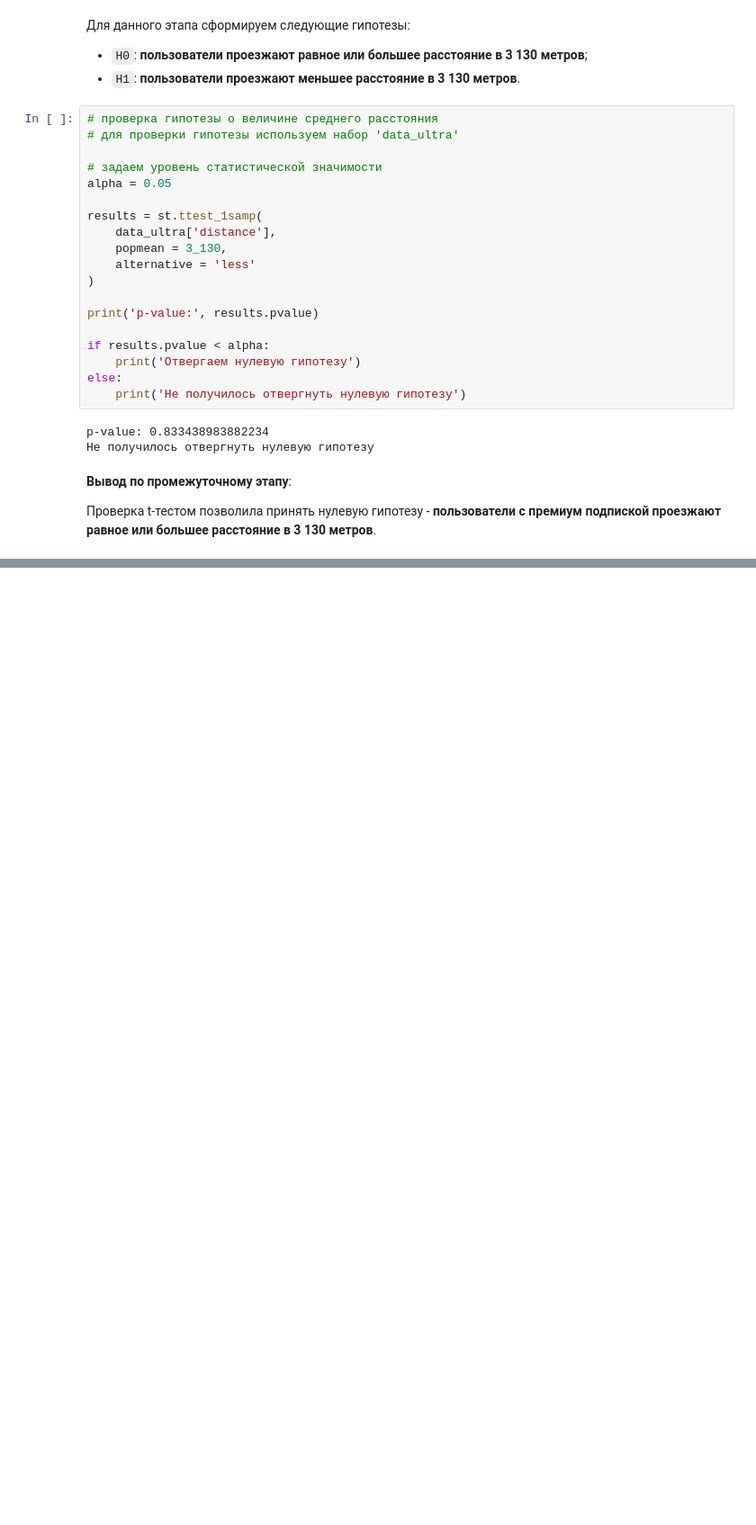
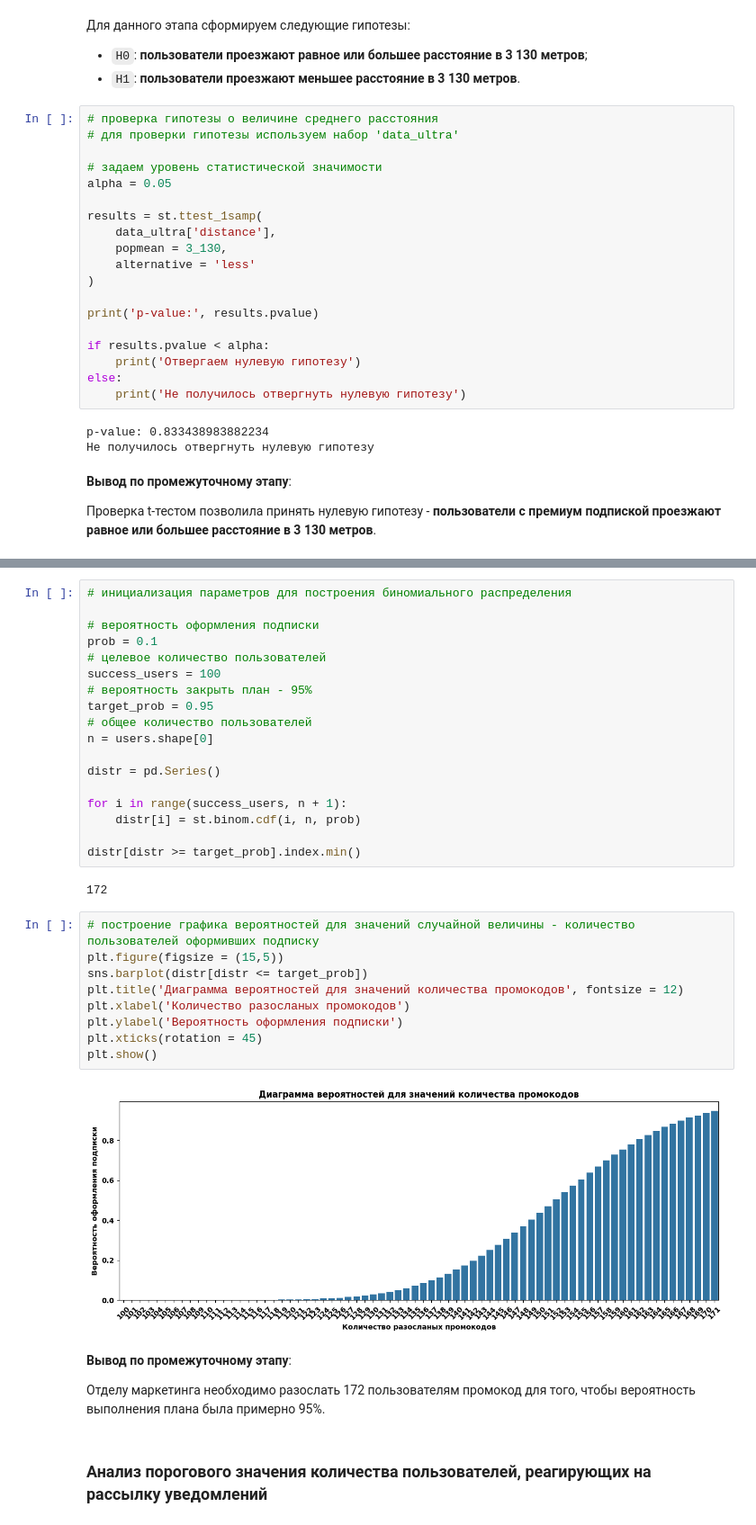
Before and after one commit to MrKostas/YandexPractikum_projects, a Jupyter notebook: notebooks/FifthPetProject_StatisticsAnalysis.ipynb, the cells around one changed output, grey strips where cells are left out. Shown at 90% size. Drawn from its saved outputs; the diff is of its cells as text; blank space fills up the shorter version.

Commit message:
Завершить проект_стат.анализ

```diff
--- a/notebooks/FifthPetProject_StatisticsAnalysis.ipynb
+++ b/notebooks/FifthPetProject_StatisticsAnalysis.ipynb
@@ -706,0 +784,37 @@ p-value: 0.833438983882234
+# %%
+# инициализация параметров для построения биномиального распределения
+
+# вероятность оформления подписки
+prob = 0.1
+# целевое количество пользователей
+success_users = 100
+# вероятность закрыть план - 95%
+target_prob = 0.95
+# общее количество пользователей
+n = users.shape[0]
+
+distr = pd.Series()
+
+for i in range(success_users, n + 1):
+    distr[i] = st.binom.cdf(i, n, prob)
+
+distr[distr >= target_prob].index.min()
+# %% [output]
+172
+# %%
+# построение графика вероятностей для значений случайной величины - количество пользователей оформивших подписку
+plt.figure(figsize = (15,5))
+sns.barplot(distr[distr <= target_prob])
+plt.title('Диаграмма вероятностей для значений количества промокодов', fontsize = 12)
+plt.xlabel('Количество разосланых промокодов')
+plt.ylabel('Вероятность оформления подписки')
+plt.xticks(rotation = 45)
+plt.show()
+# %% [output]
+[figure, added]
+# %% [markdown]
+**Вывод по промежуточному этапу**:
+
+Отделу маркетинга необходимо разослать 172 пользователям промокод для того, чтобы вероятность выполнения плана была примерно 95%.
+# %% [markdown]
+### Анализ порогового значения количества пользователей, реагирующих на рассылку уведомлений <a class = 'anchor' id = 'СтатАнализ_уведомления'></a>
```
Also changed, not shown: parts of 19 cells of this notebook.
